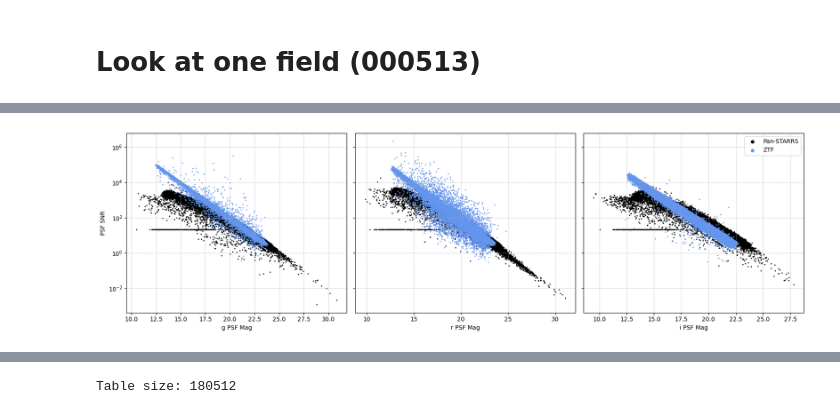
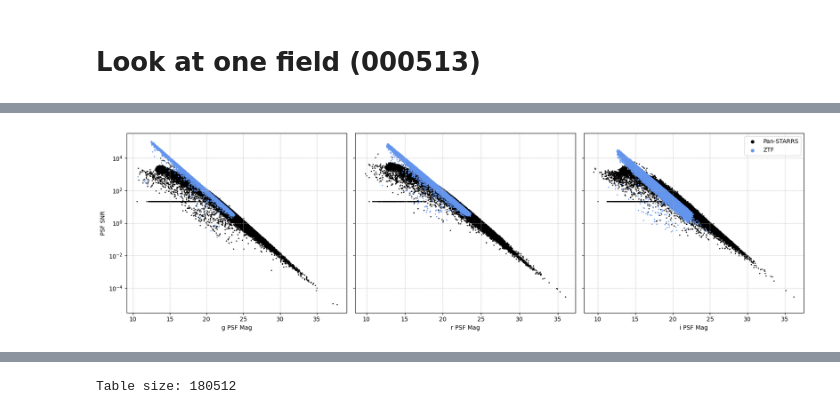
Before and after one commit to Adam-Boesky/long_transients, a Jupyter notebook: detect_transients.ipynb, the cells around one changed output, grey strips where cells are left out. Drawn from its saved outputs; the diff is of its cells as text; code cells hidden in the pictures.

```diff
--- a/detect_transients.ipynb
+++ b/detect_transients.ipynb
@@ -156,27 +137,27 @@ snr_filter filtered out 58122 / 373632 = 0.1556 sources from i band.
 # %%
 fig, axes = plt.subplots(1, 3, figsize=(17, 5), sharey=True)
 
 for ax, band in zip(axes.flatten(), BANDS):
 
     # Get the band's table
-    tab = filtered_tables[band]
+    tab = tables[band]
 
     # Calculate SNRs
     pstarr_snr = get_snr_from_mag(tab[f'PSTARR_{band}PSFMag'], tab[f'PSTARR_{band}PSFMagErr'], zp=25)  #TODO: Check zero points
     ztf_snr = get_snr_from_mag(tab[f'ZTF_{band}PSFMag'], tab[f'ZTF_{band}PSFMagErr'], zp=tab[f'ZTF_{band}_zero_pt_mag'])
 
     # Plot
     ax.scatter(tab[f'PSTARR_{band}PSFMag'], pstarr_snr, color='k', label='Pan-STARRS', s=1)
     ax.scatter(tab[f'ZTF_{band}PSFMag'], ztf_snr, color='cornflowerblue', label='ZTF', s=1)
 
     # Formatting
     ax.set_yscale('log')
     ax.grid(lw=0.5, ls='--')
     ax.set_xlabel(f'{band} PSF Mag')
 
 axes[0].set_ylabel(f'PSF SNR')
 axes[-1].legend(markerscale=5)
 plt.tight_layout()
 plt.show()
 # %% [output]
-[figure, old version]
+[figure, new version]
```
Also changed, not shown: parts of 20 cells of this notebook, 3 other files.
